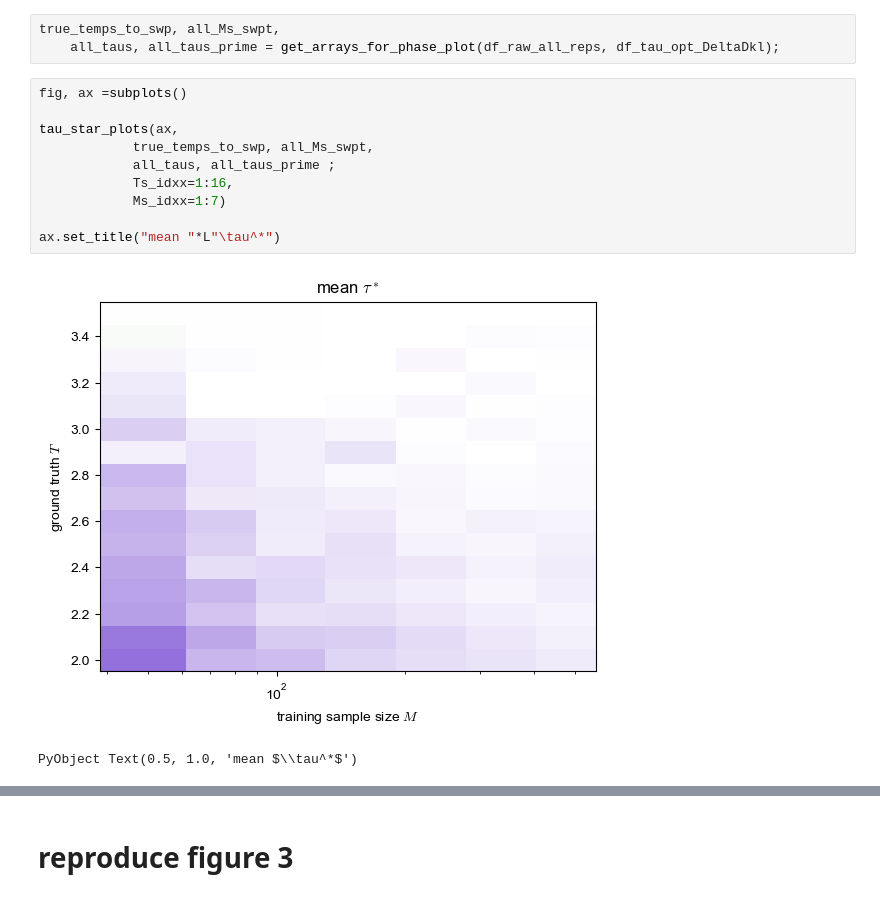
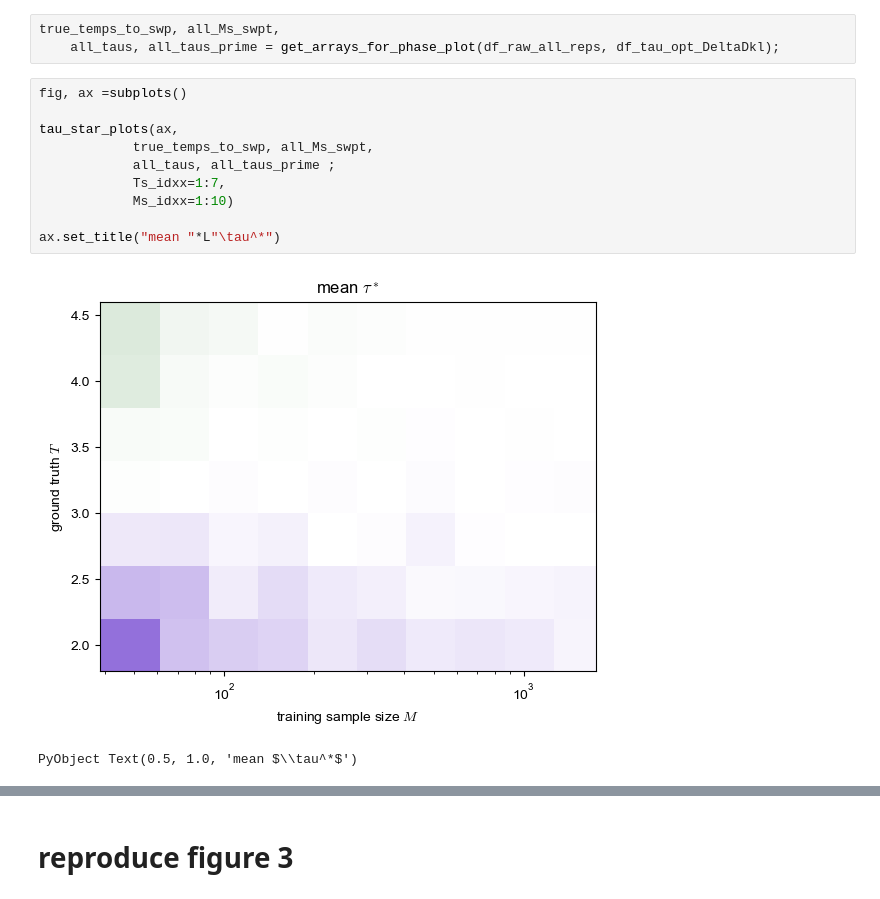
Before and after one commit to peter-fields/temp-tune, a Jupyter notebook: notebooks/sweep_nn_ising.ipynb, the cells around one changed output, grey strips where cells are left out. Cells and saved outputs as stored; diff of their text form.

```diff
--- a/notebooks/sweep_nn_ising.ipynb
+++ b/notebooks/sweep_nn_ising.ipynb
@@ -213,15 +231,15 @@ true_temps_to_swp, all_Ms_swpt,
 # %%
 fig, ax =subplots()
 
 tau_star_plots(ax,
             true_temps_to_swp, all_Ms_swpt,
             all_taus, all_taus_prime ;
-            Ts_idxx=1:16,
-            Ms_idxx=1:7)
+            Ts_idxx=1:7,
+            Ms_idxx=1:10)
 
 ax.set_title("mean "*L"\tau^*")
 # %% [output]
-[figure, old version]
+[figure, new version]
 PyObject Text(0.5, 1.0, 'mean $\\tau^*$')
 # %%
 fig, ax =subplots()
```
Also changed, not shown: parts of 8 cells of this notebook, 5 other files.
